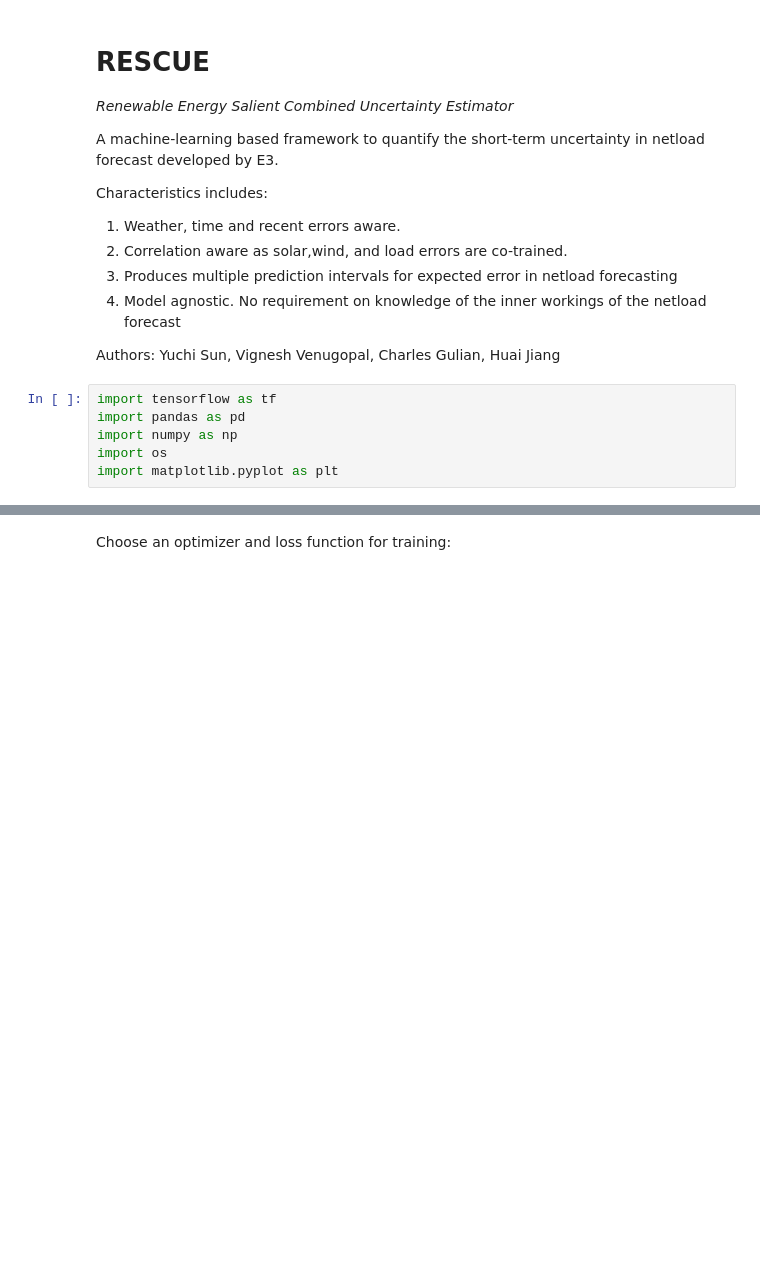
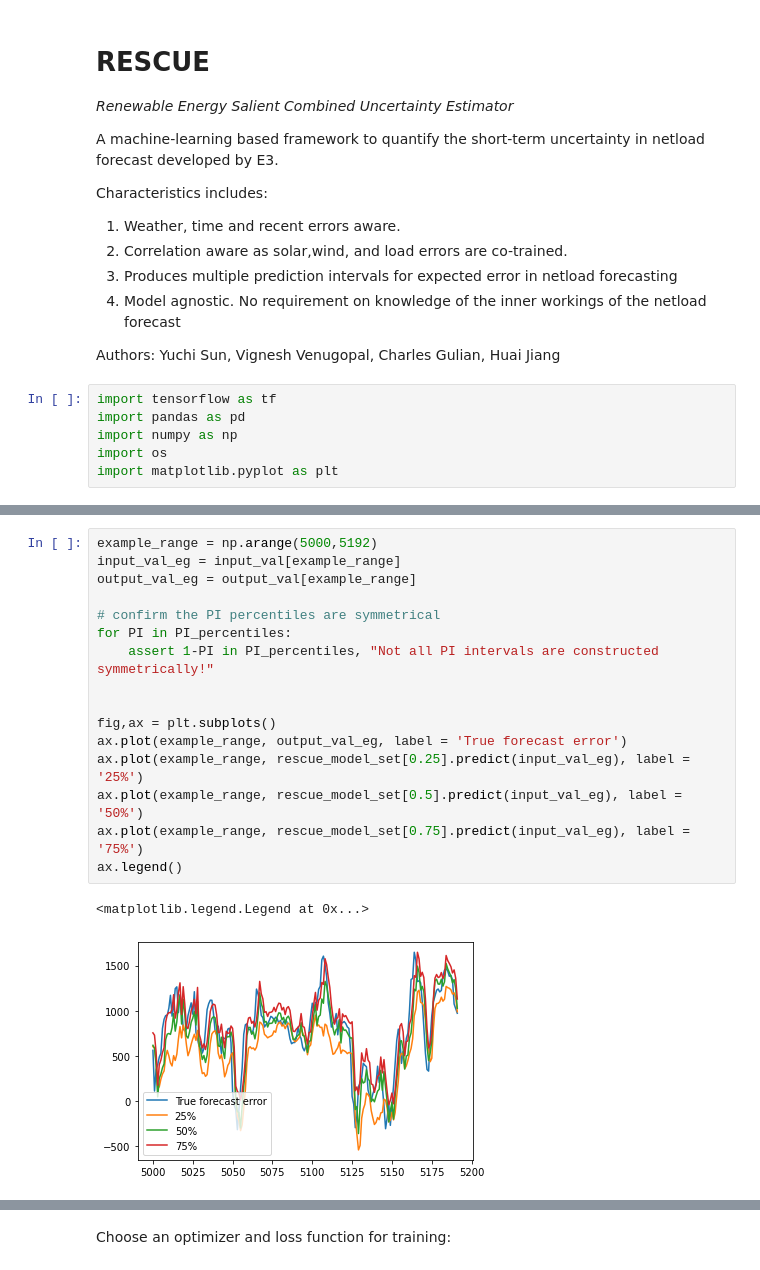
Before and after one commit to e3-/RESERVE-Public, a Jupyter notebook: code/rescue.ipynb, the cells around one changed output, grey strips where cells are left out. Drawn from its saved outputs; the diff is of its cells as text; blank space fills up the shorter version.

```diff
--- a/code/rescue.ipynb
+++ b/code/rescue.ipynb
@@ -106,0 +207,19 @@ plt.show()
+# %%
+example_range = np.arange(5000,5192)
+input_val_eg = input_val[example_range]
+output_val_eg = output_val[example_range]
+
+# confirm the PI percentiles are symmetrical
+for PI in PI_percentiles:
+    assert 1-PI in PI_percentiles, "Not all PI intervals are constructed symmetrically!"
+
+
+fig,ax = plt.subplots()
+ax.plot(example_range, output_val_eg, label = 'True forecast error')
+ax.plot(example_range, rescue_model_set[0.25].predict(input_val_eg), label = '25%')
+ax.plot(example_range, rescue_model_set[0.5].predict(input_val_eg), label = '50%')
+ax.plot(example_range, rescue_model_set[0.75].predict(input_val_eg), label = '75%')
+ax.legend()
+# %% [output]
+<matplotlib.legend.Legend at 0x...>
+[figure, added]
```
Also changed, not shown: parts of 26 cells of this notebook, 1 other file.
